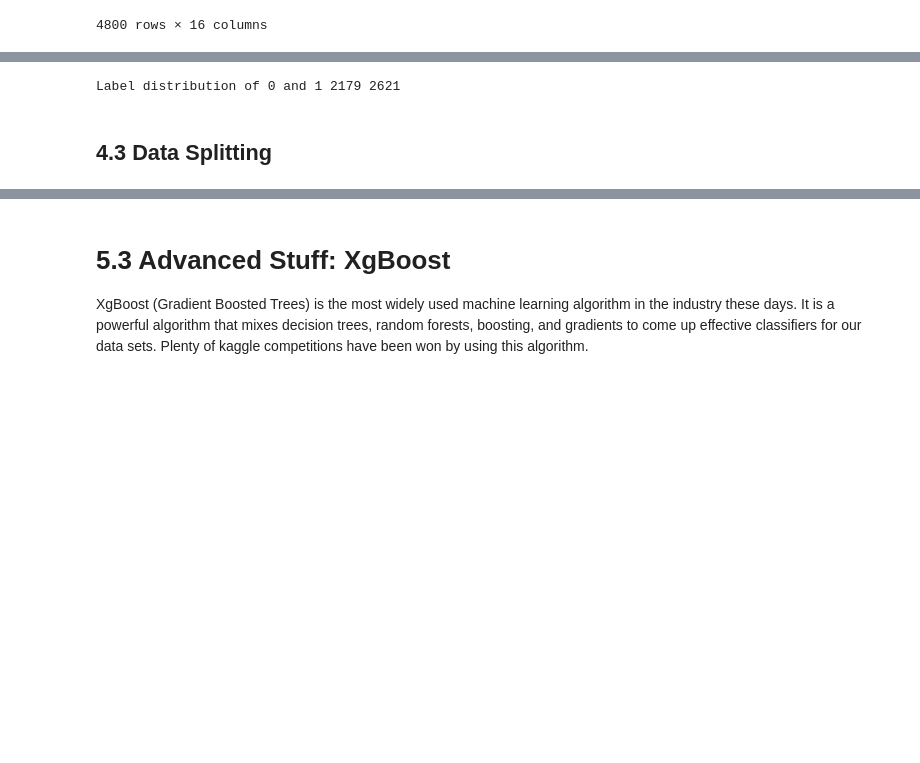
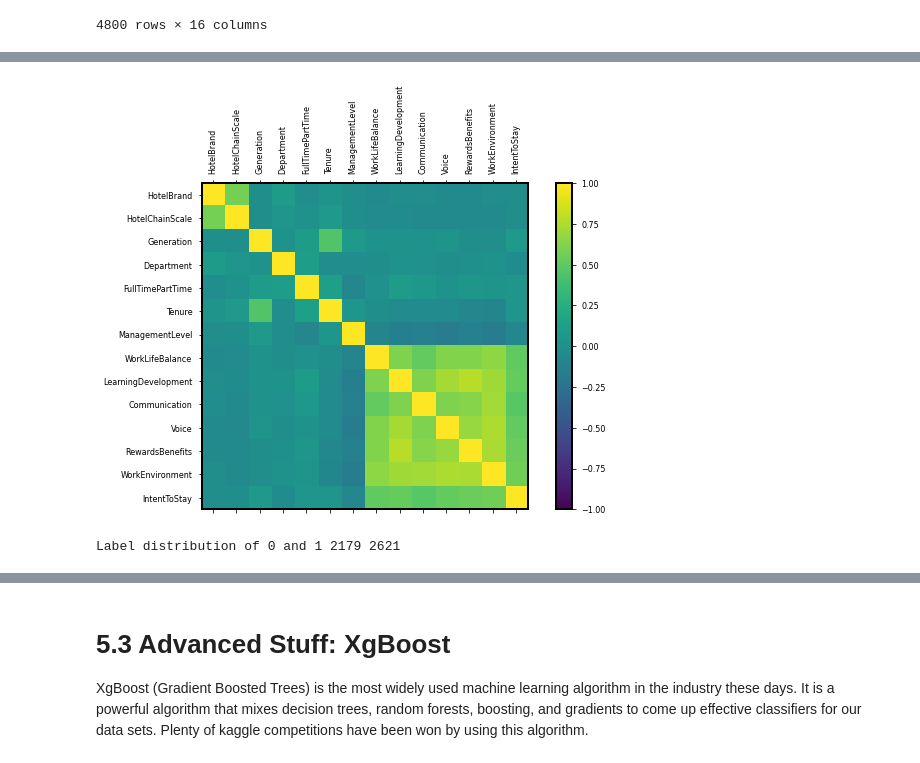
Before and after one commit to greermp/hilton_challenge, a Jupyter notebook: HiltonPredictionChallenge.ipynb, the cells around one changed output, grey strips where cells are left out. Cells and saved outputs as stored; diff of their text form; code cells hidden in the pictures; blank space fills up the shorter version.

```diff
--- a/HiltonPredictionChallenge.ipynb
+++ b/HiltonPredictionChallenge.ipynb
@@ -195,0 +194,13 @@ display(data)
+# %%
+columns=['HotelBrand', 'HotelChainScale',
+       'Generation', 'Department', 'FullTimePartTime', 'Tenure',
+       'ManagementLevel', 'WorkLifeBalance', 'LearningDevelopment',
+       'Communication', 'Voice', 'RewardsBenefits', 'WorkEnvironment',
+       'IntentToStay']
+df = data[['HotelBrand', 'HotelChainScale',
+       'Generation', 'Department', 'FullTimePartTime', 'Tenure',
+       'ManagementLevel', 'WorkLifeBalance', 'LearningDevelopment',
+       'Communication', 'Voice', 'RewardsBenefits', 'WorkEnvironment',
+       'IntentToStay']]
+correlations = df.corr()
+print (correlations)
@@ -195,0 +225,15 @@ display(data)
+# %%
+fig = plt.figure()
+ax = fig.add_subplot(111)
+# ax.set_color_cycle(['red','black','yellow'])
+cax = ax.matshow(correlations, interpolation='nearest', vmin = -1, vmax = 1)
+#cax = ax.imshow(correlations, interpolation='nearest', vmin = -1, vmax = 1)
+fig.colorbar(cax)
+ticks = np.arange(0, 14, 1)
+ax.set_xticks(ticks)
+ax.set_yticks(ticks)
+ax.set_xticklabels(columns, rotation=90)
+ax.set_yticklabels(columns)
+plt.show()
+# %% [output]
+[figure, added]
@@ -219,5 +267,3 @@ labels = [row[-1] for row in dataList]
 print("Label distribution of 0 and 1", labels.count(0), labels.count(1))
 # %% [output]
 Label distribution of 0 and 1 2179 2621
-# %% [markdown]
-## 4.3 Data Splitting
```
Also changed, not shown: parts of 54 cells of this notebook, 4 other files.
